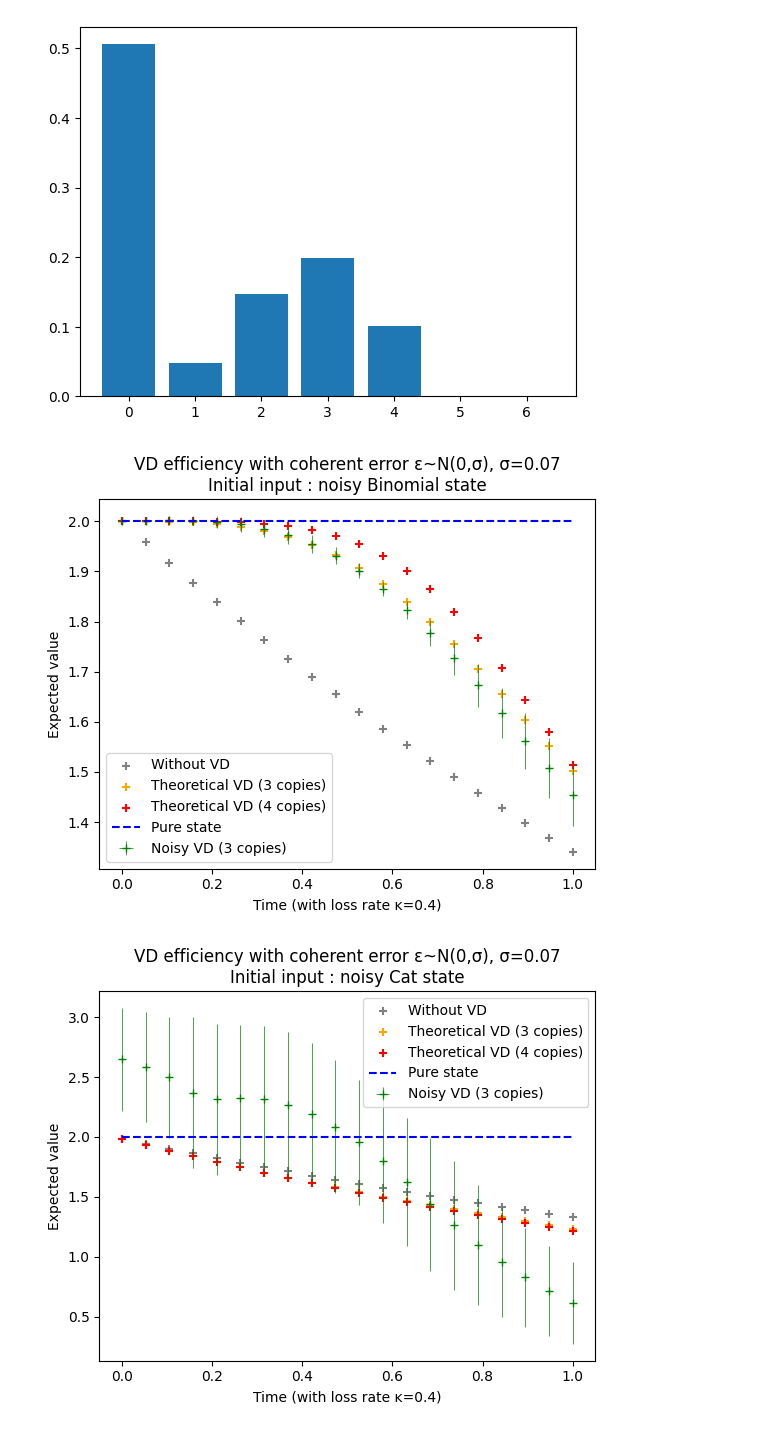
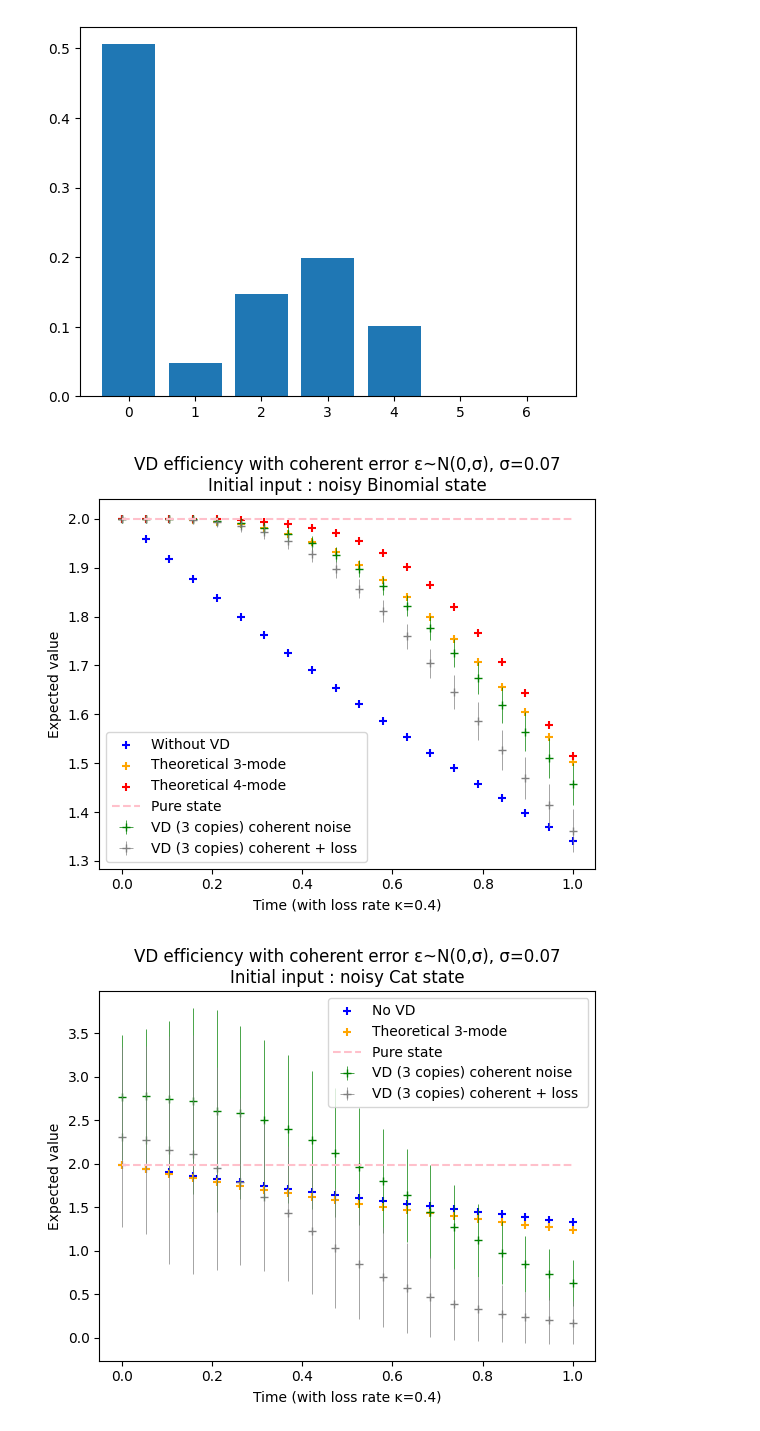
Before and after one commit to lfinocchiaro/virtual-distillation, a Jupyter notebook: virtual_distillation.ipynb, the cells around one changed output. Cells and saved outputs as stored; diff of their text form; code cells hidden in the pictures.

Commit message:
Added interlived loss

```diff
--- a/virtual_distillation.ipynb
+++ b/virtual_distillation.ipynb
@@ -217,0 +213,39 @@ plot_all(t_list, result, result_withoutVD, result_th_3, result_th_4, (n+1,n-1))
+# %%
+def plot_all(t_list :np.ndarray, result :np.ndarray, result_loss: np.ndarray, result_th_wlabels: list,
+             remove_extreme : None | tuple[int] = None, title:str="Fock state") -> None:
+    ''' Creates the plots with the given results
+
+    Input:
+        t_list : np.ndarray[float]   size (n)    list of x-axis coordinates
+        result : np.ndarray[complex] size (n, m) array of numerical VD results
+        result_loss : np.ndarray[complex] size (n,m) same with inter-losses between beam splitters
+        result_th_wlabels : list[tuple[np.ndarray size (n), string]]   Other theoretical results for comparison
+        remove_extreme : None | tuple[int]   gives a range of values to keep
+        title : string            type of input states we are looking at
+    '''
+    if (remove_extreme is None):
+        result_corr = result
+        result_loss_corr = result_loss
+    else :
+        #remove extreme points
+        extr_max, extr_min = remove_extreme
+        result_corr = result[:, np.all(np.logical_and(np.abs(result)<extr_max, np.abs(result)>extr_min),0)]
+        result_loss_corr = result_loss[:, np.all(np.logical_and(np.abs(result_loss)<extr_max,
+                                                                np.abs(result_loss)>extr_min),0)]
+    colors = ['green', 'gray', 'pink', 'blue', 'orange', 'red', 'black']
+    plt.errorbar(t_list, np.abs(result_corr.mean(1)), result_corr.std(1), np.zeros_like(t_list),
+                    barsabove=True, elinewidth=.5,fmt='+',label="VD (3 copies) coherent noise", c=colors[0])
+    plt.errorbar(t_list, np.abs(result_loss_corr.mean(1)), result_loss_corr.std(1), np.zeros_like(t_list),
+                    barsabove=True, elinewidth=.5,fmt='+',label="VD (3 copies) coherent + loss ", c=colors[1])
+    for (i,(result_th, label)) in enumerate(result_th_wlabels):
+        plt.scatter(t_list, np.abs(result_th), label=label, marker='+', c=colors[i+3])
+    plt.plot(t_list,np.full(t_list.shape,(result_th_wlabels[0][0][0]).real),
+             linestyle="--", label='Pure state', c=colors[2])
+    plt.title(f"VD efficiency with coherent error ε~N(0,σ), σ={eps_std}\nInitial input : noisy "+title)
+    plt.xlabel(f"Time (with loss rate ĸ={kappa})")
+    plt.ylabel("Expected value")
+    plt.legend()
+    plt.show()
+
+plot_all(t_list, result, result_loss, [(result_withoutVD, "Without VD"), (result_th_3, "Theoretical VD (3 copies)"),
+                            (result_th_4, "Theoretical VD (4 copies)")], (n+1,n-1))
@@ -240,16 +276,17 @@ result_binomial, result_binomial_th = perform_protocol(rho_list, F_list)
 # %%
-plot_all(t_list, result_binomial, result_binomial_th[2], result_binomial_th[0], result_binomial_th[1], False, "Binomial state")
+plot_all(t_list, result_binomial, result_binomial_loss, [(result_binomial_th[2],"Without VD"), (result_binomial_th[0], "Theoretical 3-mode"),
+                                    (result_binomial_th[1], "Theoretical 4-mode")], None, "Binomial state")
 # %% [output]
-[figure, old version]
+[figure, new version]
 # %%
 alpha = np.sqrt(2)
 rho_cat = qutip.ket2dm((qutip.coherent(N, alpha) + qutip.coherent(N, -alpha)).unit())
 noisy_cat_list = create_states(t_list, rho_cat)
-result_cat, result_cat_th = perform_protocol(noisy_cat_list, F_list)
+result_cat, result_cat_loss, result_cat_th = perform_protocol(noisy_cat_list, F_list, [1,3])
 # takes 20 seconds
 # %%
-plot_all(t_list, result_cat, result_cat_th[2], result_cat_th[0], result_cat_th[1], (4,0), "Cat state")
+plot_all(t_list, result_cat, result_cat_loss, [(result_cat_th[0], "No VD"), (result_cat_th[1], "Theoretical 3-mode")], (4,0), "Cat state")
 # %% [output]
-[figure, old version]
+[figure, new version]
 # %% [markdown]
 ### Conclusion
```
Also changed, not shown: parts of 10 cells of this notebook.
